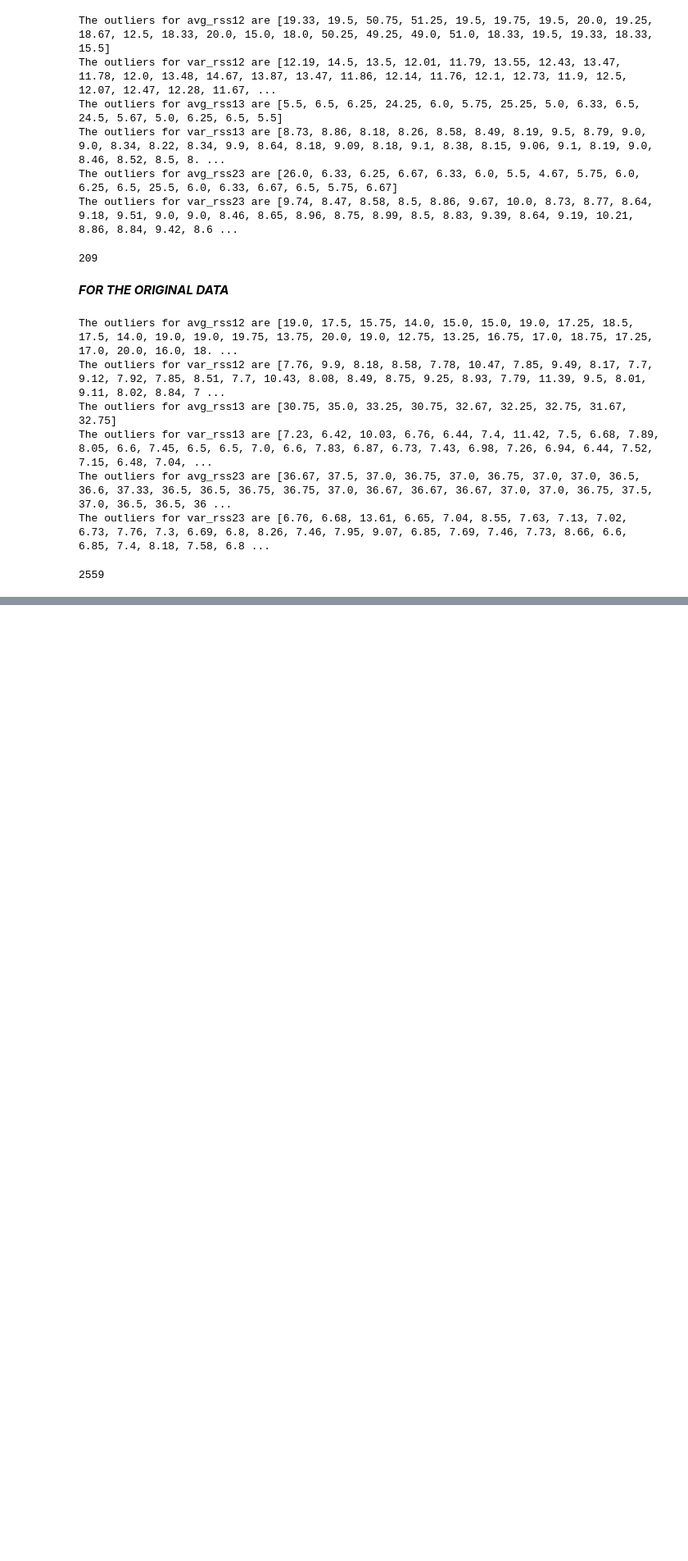
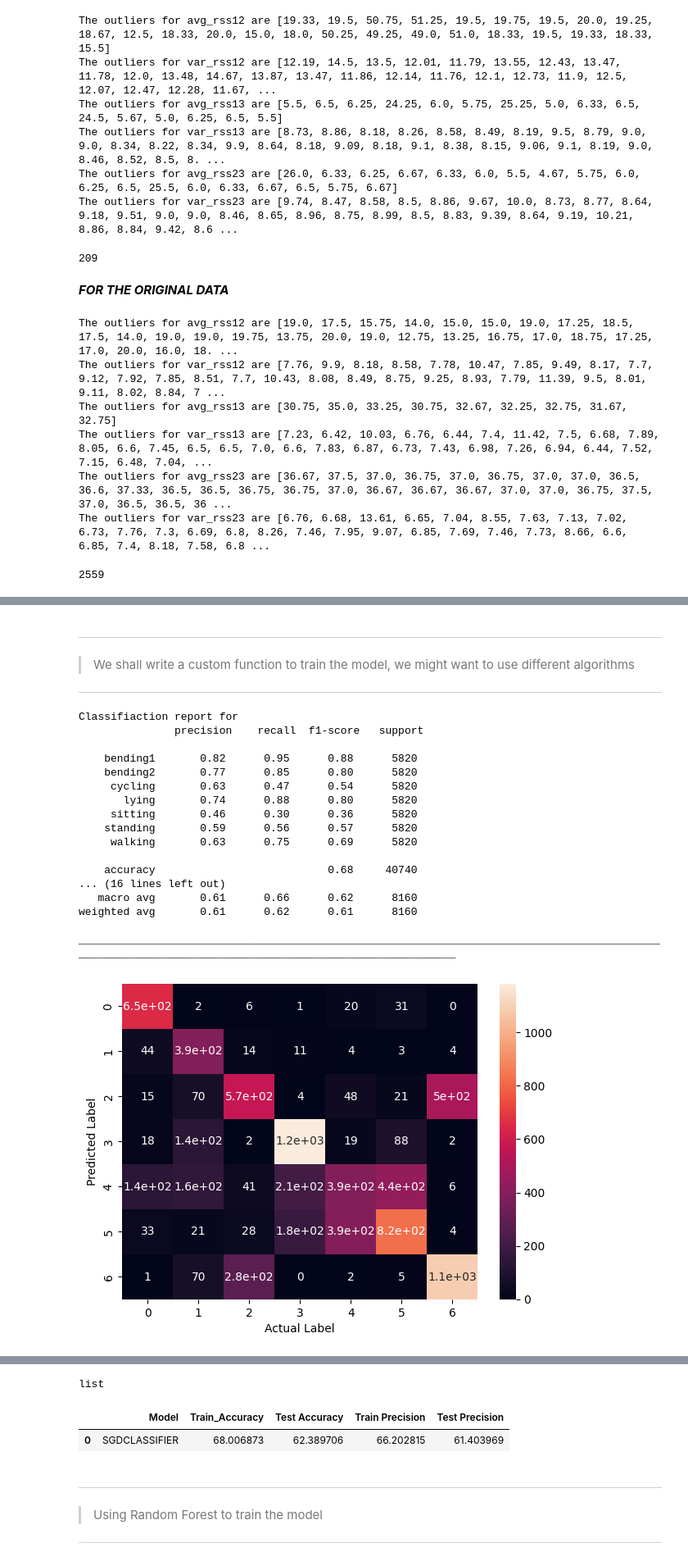
Before and after one commit to omolevictor97/data_fusion_and_prediction, a Jupyter notebook: Notebook/eda.ipynb, the cells around one changed output, grey strips where cells are left out. Shown at 82% size. Drawn from its saved outputs; the diff is of its cells as text; code cells hidden in the pictures; blank space fills up the shorter version.

```diff
--- a/Notebook/eda.ipynb
+++ b/Notebook/eda.ipynb
@@ -252,0 +569,17 @@ The outliers for var_rss23 are [6.76, 6.68, 13.61, 6.65, 7.04, 8.55, 7.63, 7.13,
+# %%
+param_grid = {
+    "loss" : ["hinge", "log_loss", "modified_huber"],
+    "penalty" : ["l2", "l1", "elasticnet"],
+    "alpha" : [1e-4, 0.003, 0.8, 1, 10, 100],
+    "n_jobs" : [1,2,3],
+    "learning_rate" : ["constant", "optimal", "adaptive"],
+    'eta0' : [0.01, 0.02]
+}
+# %%
+from sklearn.linear_model import SGDClassifier
+
+sgd_model = SGDClassifier()
+# %%
+grid_search = GridSearchCV(sgd_model, param_grid, cv=5, n_jobs=-1, verbose=3)
+# %%
+grid_search.fit(X_train, y_train_res)
@@ -252,0 +601,4 @@ The outliers for var_rss23 are [6.76, 6.68, 13.61, 6.65, 7.04, 8.55, 7.63, 7.13,
+# %% [markdown]
+---
+> We shall write a custom function to train the model, we might want to use different algorithms
+---
@@ -252,0 +670,24 @@ The outliers for var_rss23 are [6.76, 6.68, 13.61, 6.65, 7.04, 8.55, 7.63, 7.13,
+# %%
+%%time
+
+sgd_model = SGDClassifier(eta0=0.01, learning_rate='constant', loss='log_loss', n_jobs=2, penalty='l1')
+model_train(sgd_model, name="SGDCLASSIFIER")
+# %% [output]
+Classifiaction report for
+               precision    recall  f1-score   support
+
+    bending1       0.82      0.95      0.88      5820
+    bending2       0.77      0.85      0.80      5820
+     cycling       0.63      0.47      0.54      5820
+       lying       0.74      0.88      0.80      5820
+     sitting       0.46      0.30      0.36      5820
+    standing       0.59      0.56      0.57      5820
+     walking       0.63      0.75      0.69      5820
+
+    accuracy                           0.68     40740
+... (16 lines left out)
+   macro avg       0.61      0.66      0.62      8160
+weighted avg       0.61      0.62      0.61      8160
+
+______________________________________________________________________________________________________________________________________________________
+[figure, added]
@@ -252,0 +696,14 @@ The outliers for var_rss23 are [6.76, 6.68, 13.61, 6.65, 7.04, 8.55, 7.63, 7.13,
+# %%
+type(final_model)
+# %% [output]
+list
+# %%
+pd.DataFrame(final_model)
+# %% [output]
+|  | Model | Train_Accuracy | Test Accuracy | Train Precision | Test Precision |
+| 0 | SGDCLASSIFIER | 68.006873 | 62.389706 | 66.202815 | 61.403969 |
+# %% [markdown]
+---
+> Using Random Forest to train the model
+
+---
```
Also changed, not shown: parts of 74 cells of this notebook.
